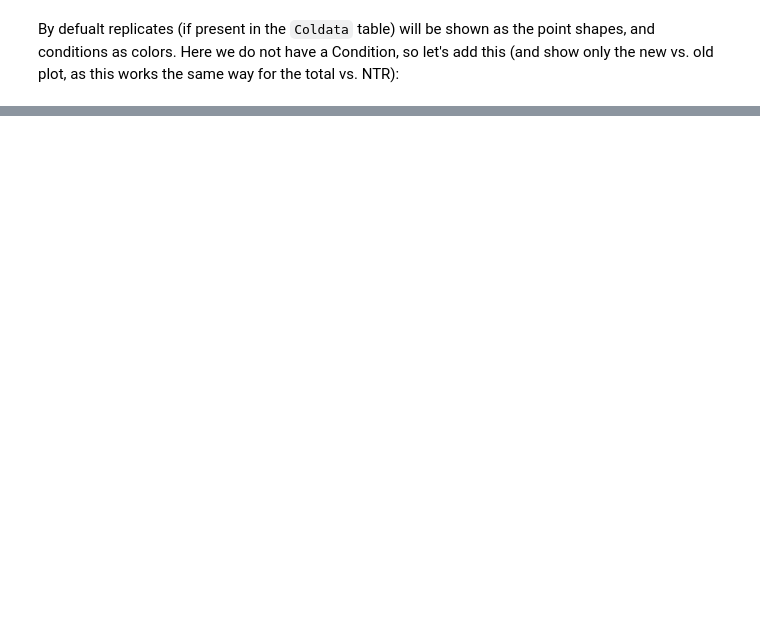
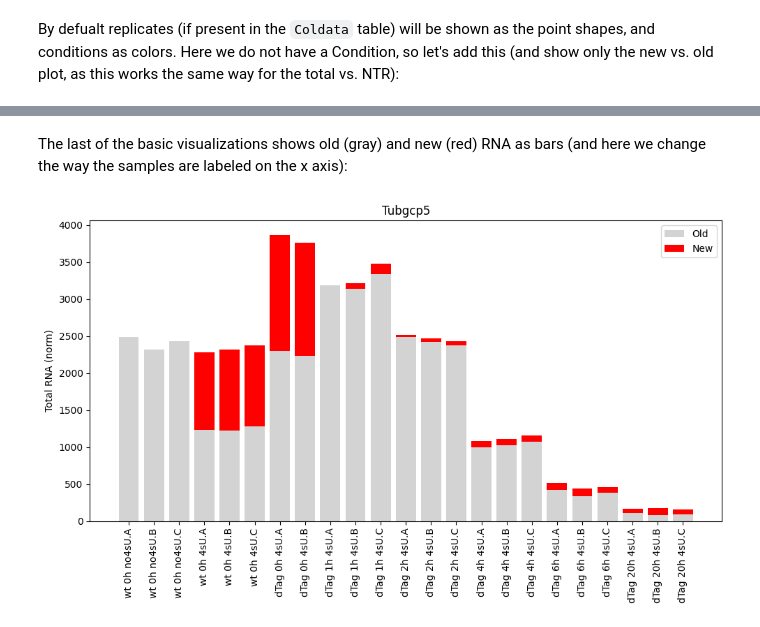
Before and after one commit to maus2310/GrandPy, a Jupyter notebook: docs/notebooks/notebook_05_plotting.ipynb, the cells around one changed output, grey strips where cells are left out. Cells and saved outputs as stored; diff of their text form; code cells hidden in the pictures; blank space fills up the shorter version.

```diff
--- a/docs/notebooks/notebook_05_plotting.ipynb
+++ b/docs/notebooks/notebook_05_plotting.ipynb
@@ -51,0 +69,6 @@ gp.plot_gene_old_vs_new(banp, gene = "Tubgcp5")
+# %% [markdown]
+The last of the basic visualizations shows old (gray) and new (red) RNA as bars (and here we change the way the samples are labeled on the x axis):
+# %%
+gp.plot_gene_groups_bars(banp, "Tubgcp5", x_labels="Condition + '.' + Replicate")
+# %% [output]
+[figure, added]
```
Also changed, not shown: parts of 35 cells of this notebook.
